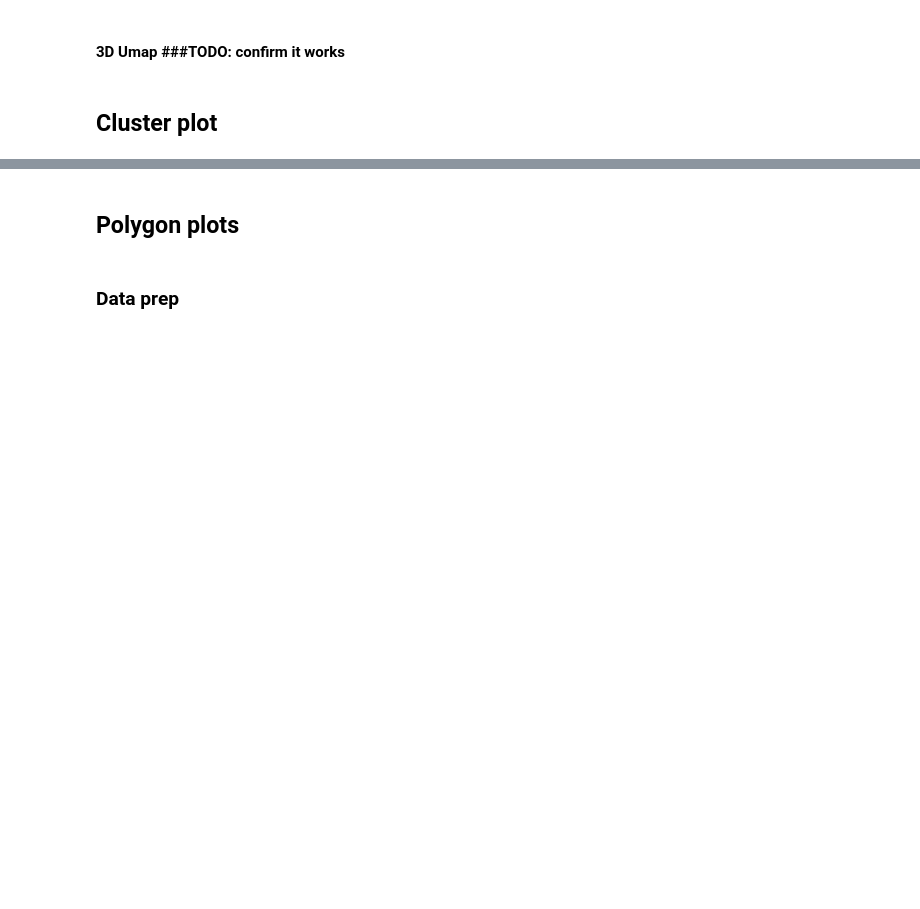
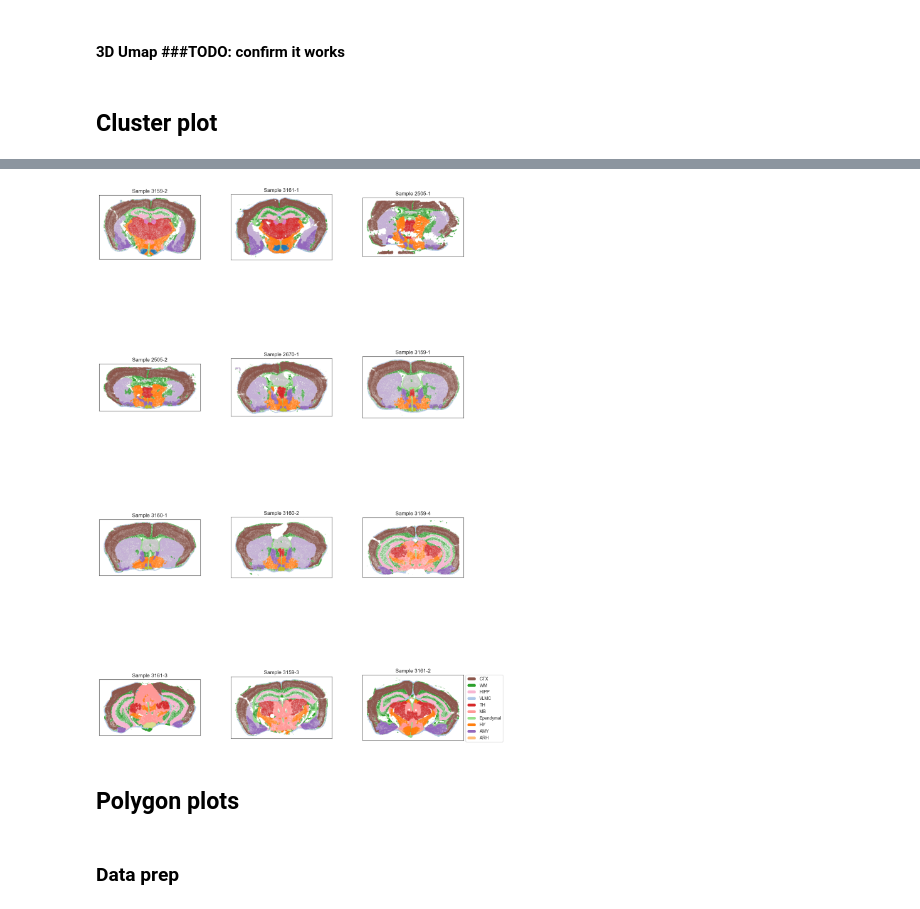
Before and after one commit to Carboneinerte/Xenium-workflow, a Jupyter notebook: v9C_Xenium_DataViz_Analysis.ipynb, the cells around one changed output, grey strips where cells are left out. Cells and saved outputs as stored; diff of their text form; code cells hidden in the pictures; blank space fills up the shorter version.

```diff
--- a/v9C_Xenium_DataViz_Analysis.ipynb
+++ b/v9C_Xenium_DataViz_Analysis.ipynb
@@ -236,12 +255,16 @@ adata.obs.columns
 # %%
 from module.dataviz_analysis import cluster_plot
 
 cluster_plot(adata,
-             cluster_to_use = 'cell_type_newnum_final',
+             cluster_to_use = 'region_automap_num',
              cluster_to_map = 'all',
              cmap_ = 'tab20',
              save_plot = False,
+             name_dir= name_dir,
+             dir_notebook=dir_notebook,
             )
+# %% [output]
+[figure, added]
 # %% [markdown]
 ## Polygon plots
 # %% [markdown]
```
Also changed, not shown: parts of 22 cells of this notebook, 6 other files.
